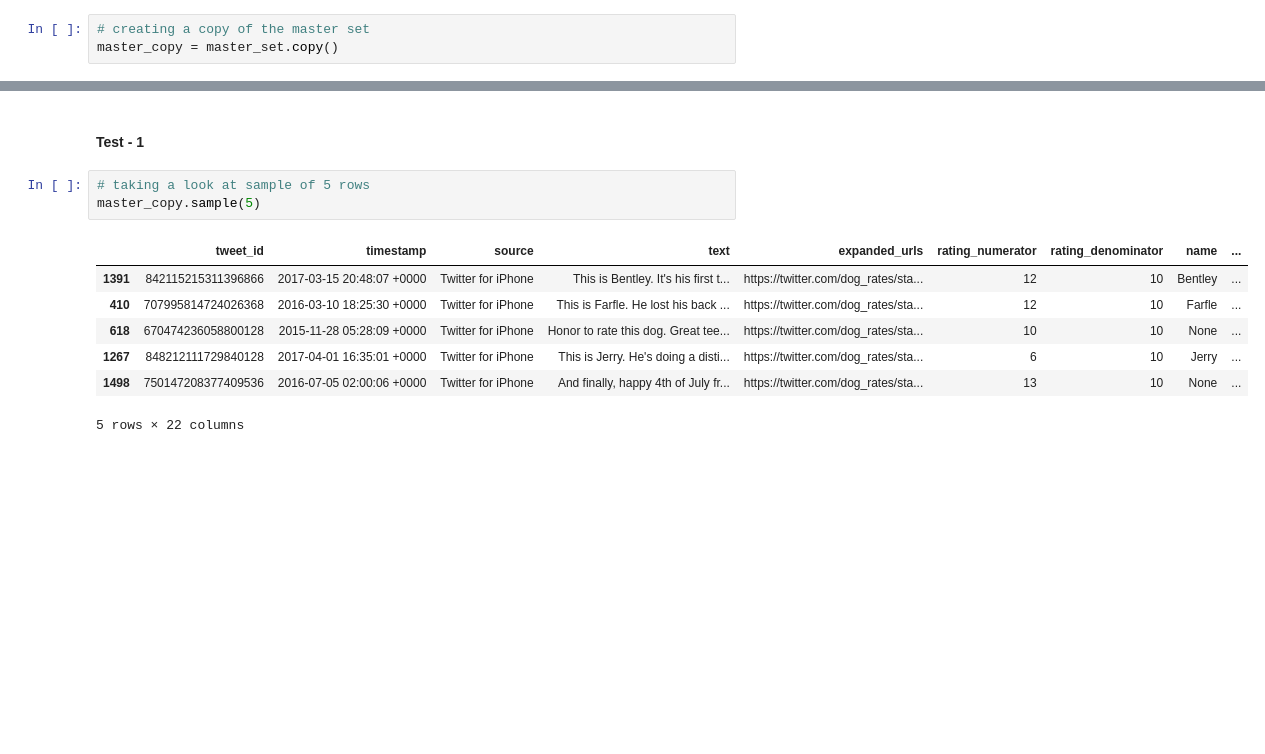
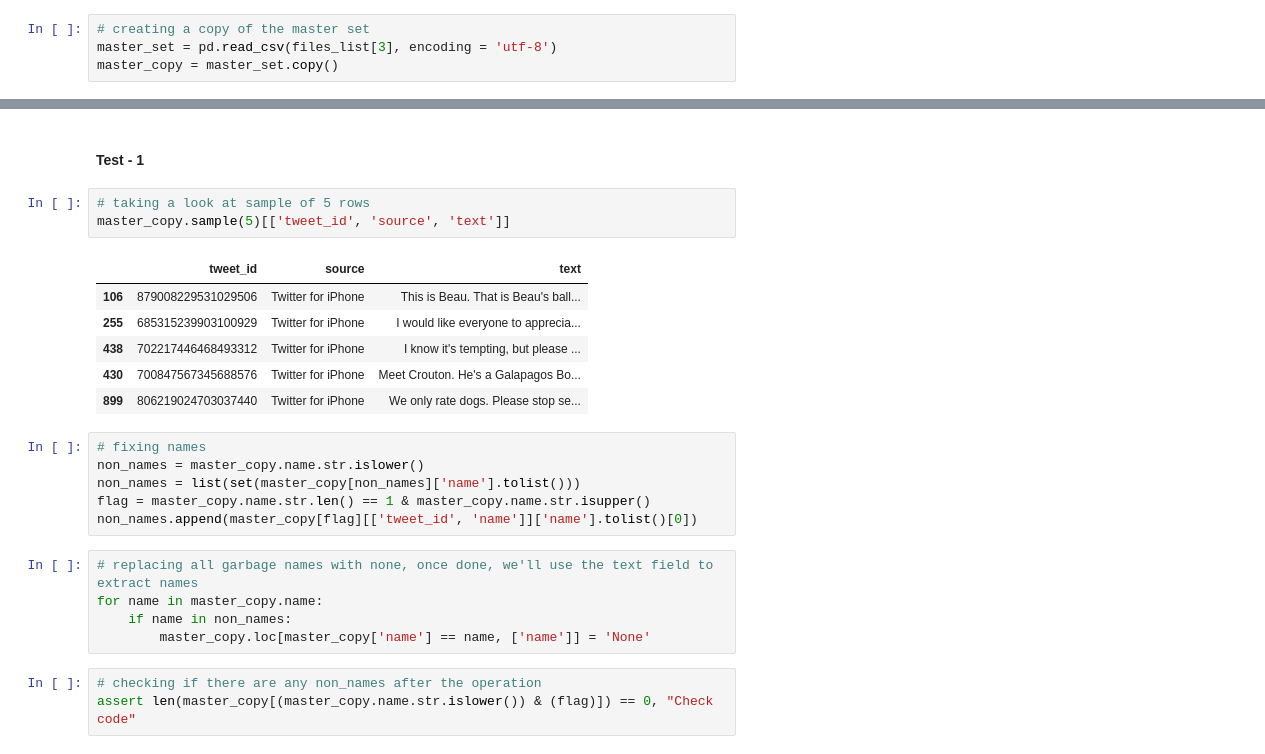
Before and after one commit to saikn85/Wrangle_WeRateDogs, a Jupyter notebook: wrangle_act.ipynb, the cells around one changed output, grey strips where cells are left out. Drawn from its saved outputs; the diff is of its cells as text; blank space fills up the shorter version.

Commit message:
cleaning names almost done

```diff
--- a/wrangle_act.ipynb
+++ b/wrangle_act.ipynb
@@ -457,6 +473,7 @@ files_list.append('dataset/master_set_raw.csv')
 master_set.to_csv(files_list[3], index = False)
 # %%
 # creating a copy of the master set
+master_set = pd.read_csv(files_list[3], encoding = 'utf-8')
 master_copy = master_set.copy()
 # %% [markdown]
 ### Issues to Clean.
@@ -653,12 +670,25 @@ master_copy['source'] = master_copy['source'].apply(lambda x: re.findall(r'>(.*)
 ####  Test - 1
 # %%
 # taking a look at sample of 5 rows
-master_copy.sample(5)
+master_copy.sample(5)[['tweet_id', 'source', 'text']]
 # %% [output]
-|  | tweet_id | timestamp | source | text | expanded_urls | rating_numerator | rating_denominator | name | ... |
-| 1391 | 842115215311396866 | 2017-03-15 20:48:07 +0000 | Twitter for iPhone | This is Bentley. It's his first t... | https://twitter.com/dog_rates/sta... | 12 | 10 | Bentley | ... |
-| 410 | 707995814724026368 | 2016-03-10 18:25:30 +0000 | Twitter for iPhone | This is Farfle. He lost his back ... | https://twitter.com/dog_rates/sta... | 12 | 10 | Farfle | ... |
-| 618 | 670474236058800128 | 2015-11-28 05:28:09 +0000 | Twitter for iPhone | Honor to rate this dog. Great tee... | https://twitter.com/dog_rates/sta... | 10 | 10 | None | ... |
-| 1267 | 848212111729840128 | 2017-04-01 16:35:01 +0000 | Twitter for iPhone | This is Jerry. He's doing a disti... | https://twitter.com/dog_rates/sta... | 6 | 10 | Jerry | ... |
-| 1498 | 750147208377409536 | 2016-07-05 02:00:06 +0000 | Twitter for iPhone | And finally, happy 4th of July fr... | https://twitter.com/dog_rates/sta... | 13 | 10 | None | ... |
+|  | tweet_id | source | text |
+| 106 | 879008229531029506 | Twitter for iPhone | This is Beau. That is Beau's ball... |
+| 255 | 685315239903100929 | Twitter for iPhone | I would like everyone to apprecia... |
+| 438 | 702217446468493312 | Twitter for iPhone | I know it's tempting, but please ... |
+| 430 | 700847567345688576 | Twitter for iPhone | Meet Crouton. He's a Galapagos Bo... |
+| 899 | 806219024703037440 | Twitter for iPhone | We only rate dogs. Please stop se... |
-5 rows × 22 columns
+# %%
+# fixing names
+non_names = master_copy.name.str.islower()
+non_names = list(set(master_copy[non_names]['name'].tolist()))
+flag = master_copy.name.str.len() == 1 & master_copy.name.str.isupper()
+non_names.append(master_copy[flag][['tweet_id', 'name']]['name'].tolist()[0])
+# %%
+# replacing all garbage names with none, once done, we'll use the text field to extract names
+for name in master_copy.name:
+    if name in non_names:
+        master_copy.loc[master_copy['name'] == name, ['name']] = 'None'
+# %%
+# checking if there are any non_names after the operation
+assert len(master_copy[(master_copy.name.str.islower()) & (flag)]) == 0, "Check code"
```
Also changed, not shown: parts of 12 cells of this notebook, 1 other file.
